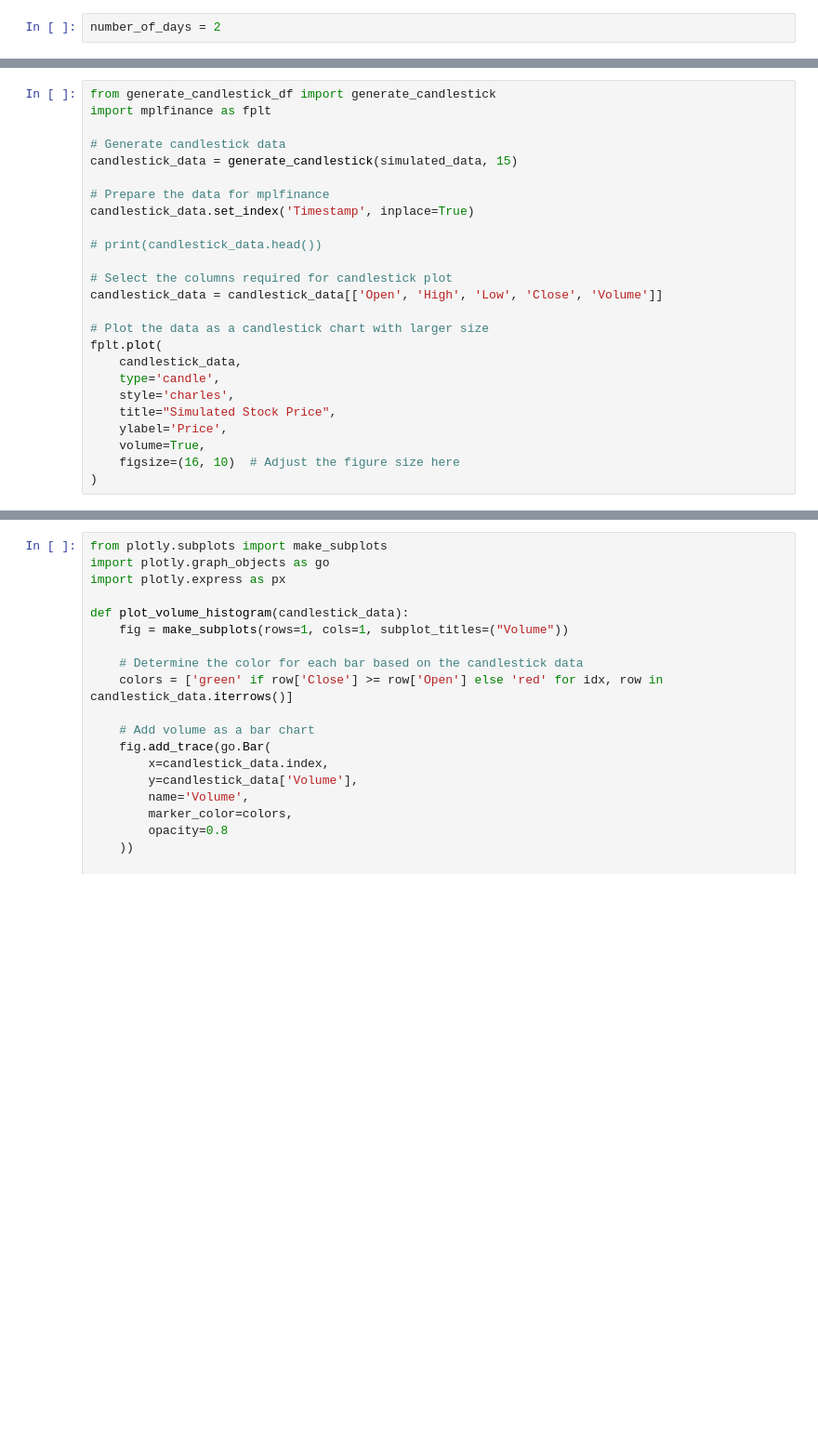
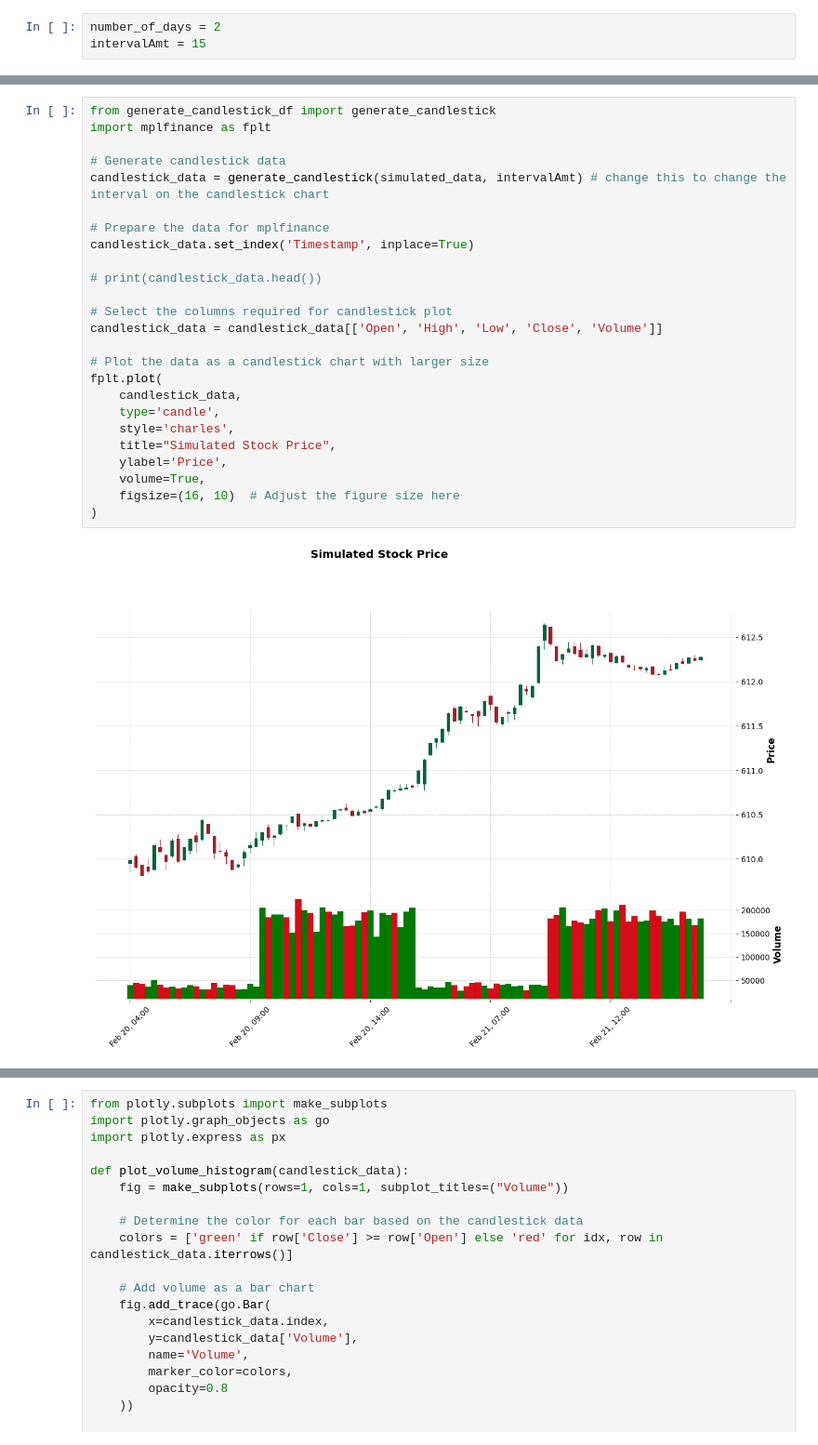
Before and after one commit to branmanc-uf/Financial-Engineering-Project, a Jupyter notebook: presentation_dashboard.ipynb, the cells around one changed output, grey strips where cells are left out. Shown at 93% size. Cells and saved outputs as stored; diff of their text form; blank space fills up the shorter version.

```diff
--- a/presentation_dashboard.ipynb
+++ b/presentation_dashboard.ipynb
@@ -1,5 +1,6 @@
 # %%
 number_of_days = 2
+intervalAmt = 15
 # %%
 !pip install numpy pandas seaborn ipywidgets matplotlib plotly mplfinance marimo
 #run this if you dont have these things installed in the list below
@@ -160,28 +210,30 @@ update_plot(None)
 # %%
 from generate_candlestick_df import generate_candlestick
 import mplfinance as fplt
 
 # Generate candlestick data
-candlestick_data = generate_candlestick(simulated_data, 15)
+candlestick_data = generate_candlestick(simulated_data, intervalAmt) # change this to change the interval on the candlestick chart
 
 # Prepare the data for mplfinance
 candlestick_data.set_index('Timestamp', inplace=True)
 
 # print(candlestick_data.head())
 
 # Select the columns required for candlestick plot
 candlestick_data = candlestick_data[['Open', 'High', 'Low', 'Close', 'Volume']]
 
 # Plot the data as a candlestick chart with larger size
 fplt.plot(
     candlestick_data,
     type='candle',
     style='charles',
     title="Simulated Stock Price",
     ylabel='Price',
     volume=True,
     figsize=(16, 10)  # Adjust the figure size here
 )
+# %% [output]
+[figure, added]
 # %%
 import seaborn as sns
 import matplotlib.pyplot as plt
```
Also changed, not shown: parts of 6 cells of this notebook, 1 other file.
